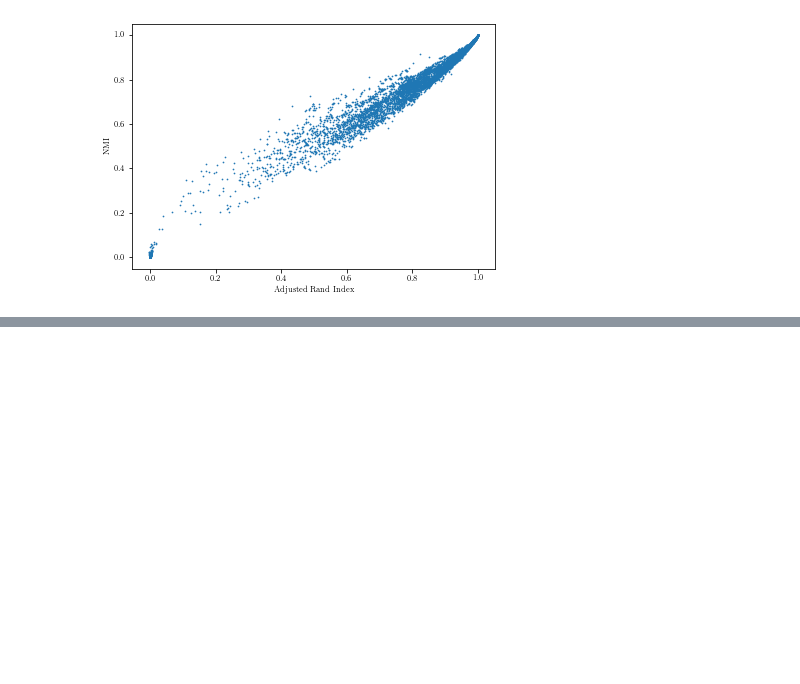
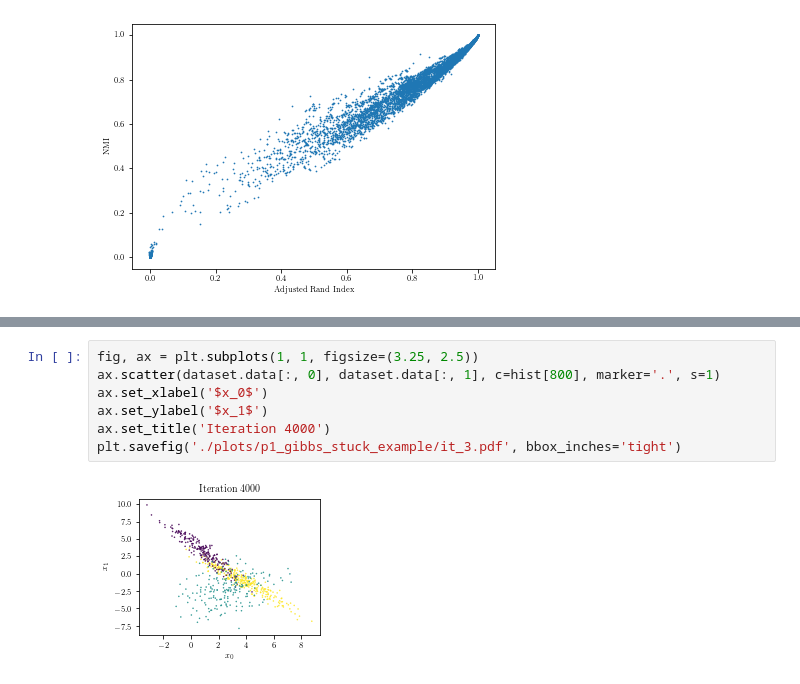
Before and after one commit to thetianshuhuang/bmcc_sim, a Jupyter notebook: misc.ipynb, the cells around one changed output, grey strips where cells are left out. Drawn from its saved outputs; the diff is of its cells as text; blank space fills up the shorter version.

```diff
--- a/misc.ipynb
+++ b/misc.ipynb
@@ -77,0 +99,9 @@ plt.savefig('./plots/failures_bar.pdf', bbox_inches='tight')
+# %%
+fig, ax = plt.subplots(1, 1, figsize=(3.25, 2.5))
+ax.scatter(dataset.data[:, 0], dataset.data[:, 1], c=hist[800], marker='.', s=1)
+ax.set_xlabel('$x_0$')
+ax.set_ylabel('$x_1$')
+ax.set_title('Iteration 4000')
+plt.savefig('./plots/p1_gibbs_stuck_example/it_3.pdf', bbox_inches='tight')
+# %% [output]
+[figure, added]
```
Also changed, not shown: parts of 13 cells of this notebook, 2 other files.
